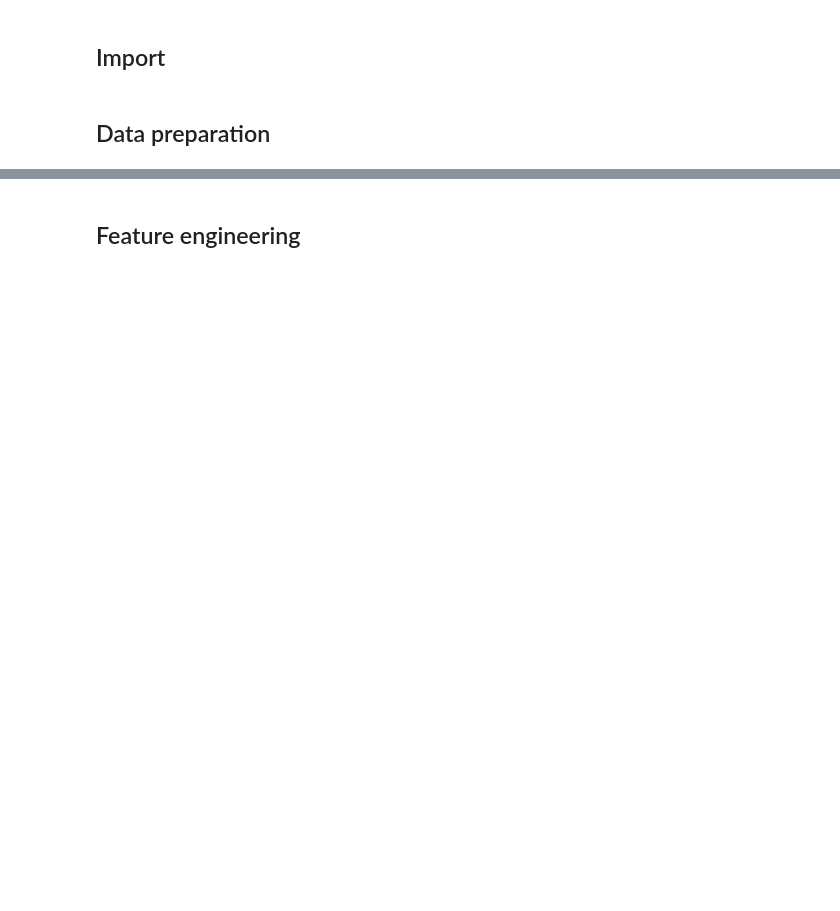
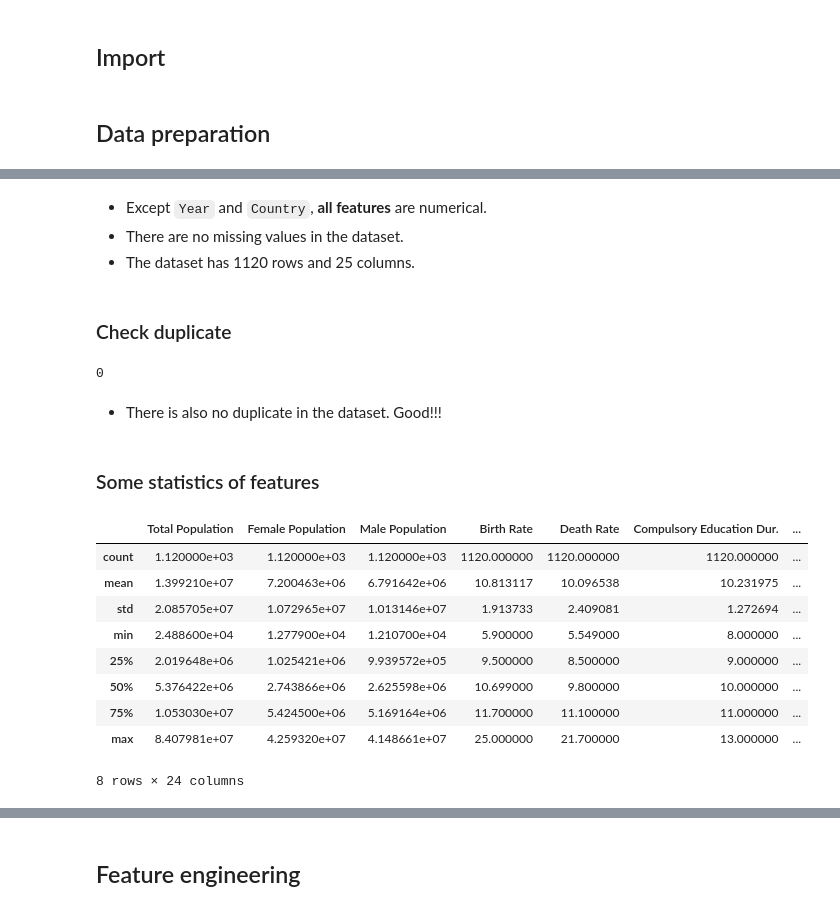
Before and after one commit to khanhnhan1512/Lab-2, a Jupyter notebook: notebooks/4.0-data-modelling.ipynb, the cells around one changed output, grey strips where cells are left out. Drawn from its saved outputs; the diff is of its cells as text; code cells hidden in the pictures; blank space fills up the shorter version.

```diff
--- a/notebooks/4.0-data-modelling.ipynb
+++ b/notebooks/4.0-data-modelling.ipynb
@@ -34,0 +72,27 @@ import seaborn as sns
+# %% [markdown]
+- Except `Year` and `Country`, **all features** are numerical.
+- There are no missing values in the dataset.
+- The dataset has 1120 rows and 25 columns.
+# %% [markdown]
+### Check duplicate
+# %%
+data.duplicated().sum()
+# %% [output]
+0
+# %% [markdown]
+- There is also no duplicate in the dataset. Good!!!
+# %% [markdown]
+### Some statistics of features
+# %%
+data.describe()
+# %% [output]
+|  | Total Population | Female Population | Male Population | Birth Rate | Death Rate | Compulsory Education Dur. | ... |
+| count | 1.120000e+03 | 1.120000e+03 | 1.120000e+03 | 1120.000000 | 1120.000000 | 1120.000000 | ... |
+| mean | 1.399210e+07 | 7.200463e+06 | 6.791642e+06 | 10.813117 | 10.096538 | 10.231975 | ... |
+| std | 2.085705e+07 | 1.072965e+07 | 1.013146e+07 | 1.913733 | 2.409081 | 1.272694 | ... |
+| min | 2.488600e+04 | 1.277900e+04 | 1.210700e+04 | 5.900000 | 5.549000 | 8.000000 | ... |
+| 25% | 2.019648e+06 | 1.025421e+06 | 9.939572e+05 | 9.500000 | 8.500000 | 9.000000 | ... |
+| 50% | 5.376422e+06 | 2.743866e+06 | 2.625598e+06 | 10.699000 | 9.800000 | 10.000000 | ... |
+| 75% | 1.053030e+07 | 5.424500e+06 | 5.169164e+06 | 11.700000 | 11.100000 | 11.000000 | ... |
+| max | 8.407981e+07 | 4.259320e+07 | 4.148661e+07 | 25.000000 | 21.700000 | 13.000000 | ... |
+8 rows × 24 columns
```
Also changed, not shown: parts of 24 cells of this notebook, 1 other file.
